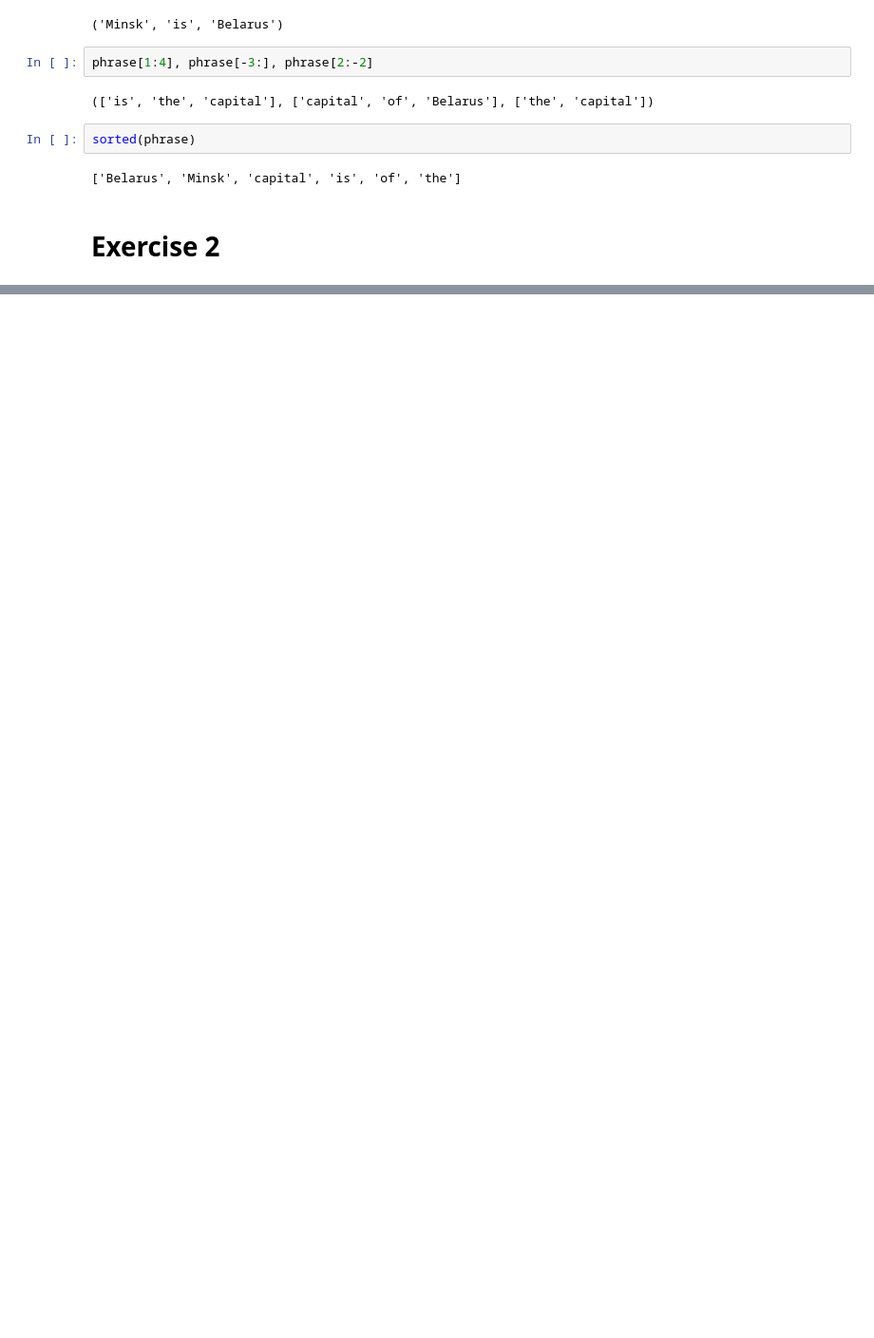
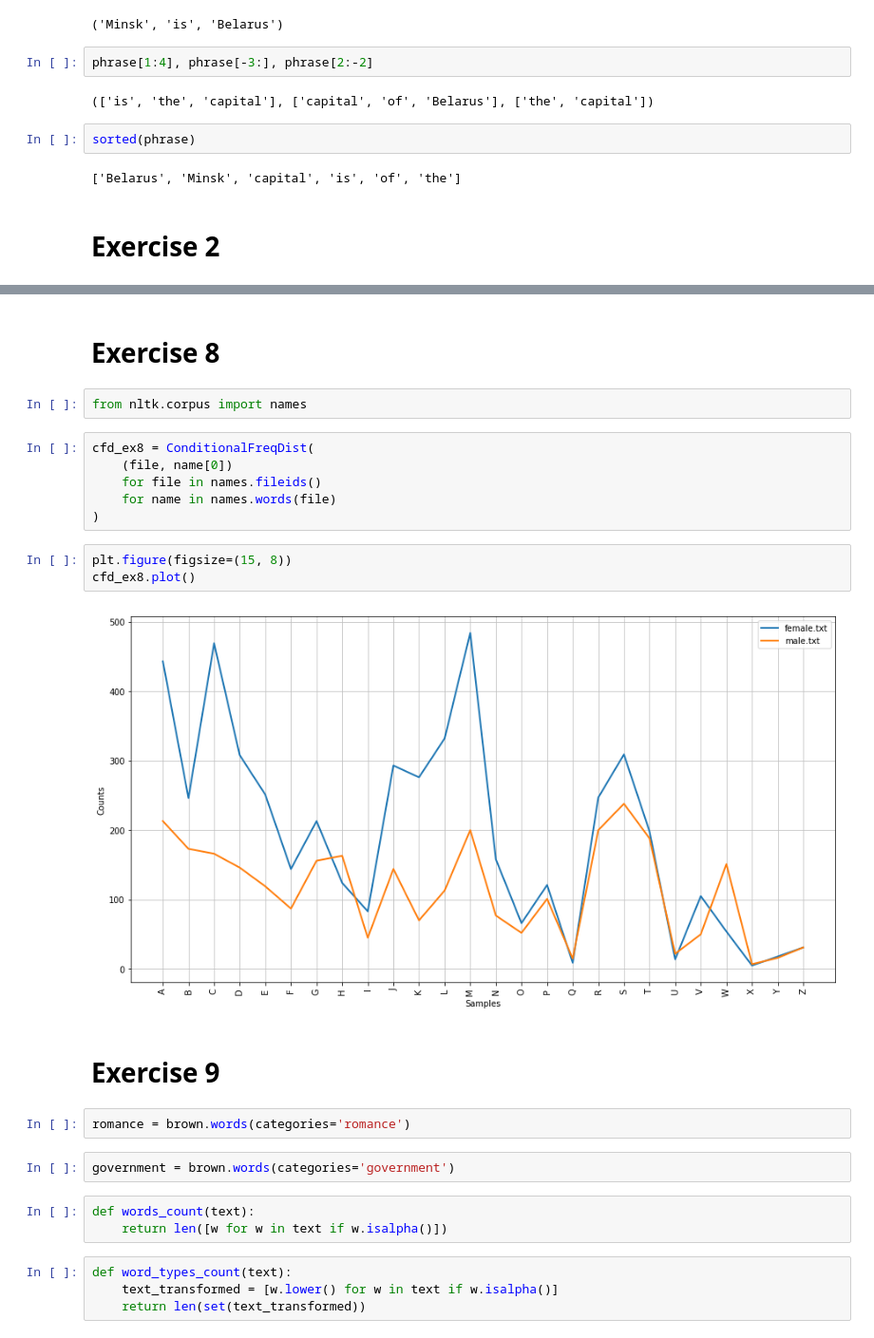
Before and after one commit to rjafarau/nltk-book, a Jupyter notebook: solutions/chapter_02.ipynb, the cells around one changed output, grey strips where cells are left out. Shown at 95% size. Saved outputs shown, nothing was run; the diff lists cells and outputs as text; blank space fills up the shorter version.

```diff
--- a/solutions/chapter_02.ipynb
+++ b/solutions/chapter_02.ipynb
@@ -61,0 +311,28 @@ sorted(phrase)
+# %% [markdown]
+# Exercise 8
+# %%
+from nltk.corpus import names
+# %%
+cfd_ex8 = ConditionalFreqDist(
+    (file, name[0])
+    for file in names.fileids()
+    for name in names.words(file)
+)
+# %%
+plt.figure(figsize=(15, 8))
+cfd_ex8.plot()
+# %% [output]
+[figure, added]
+# %% [markdown]
+# Exercise 9
+# %%
+romance = brown.words(categories='romance')
+# %%
+government = brown.words(categories='government')
+# %%
+def words_count(text):
+    return len([w for w in text if w.isalpha()])
+# %%
+def word_types_count(text):
+    text_transformed = [w.lower() for w in text if w.isalpha()]
+    return len(set(text_transformed))
```
Also changed, not shown: parts of 54 cells of this notebook.
